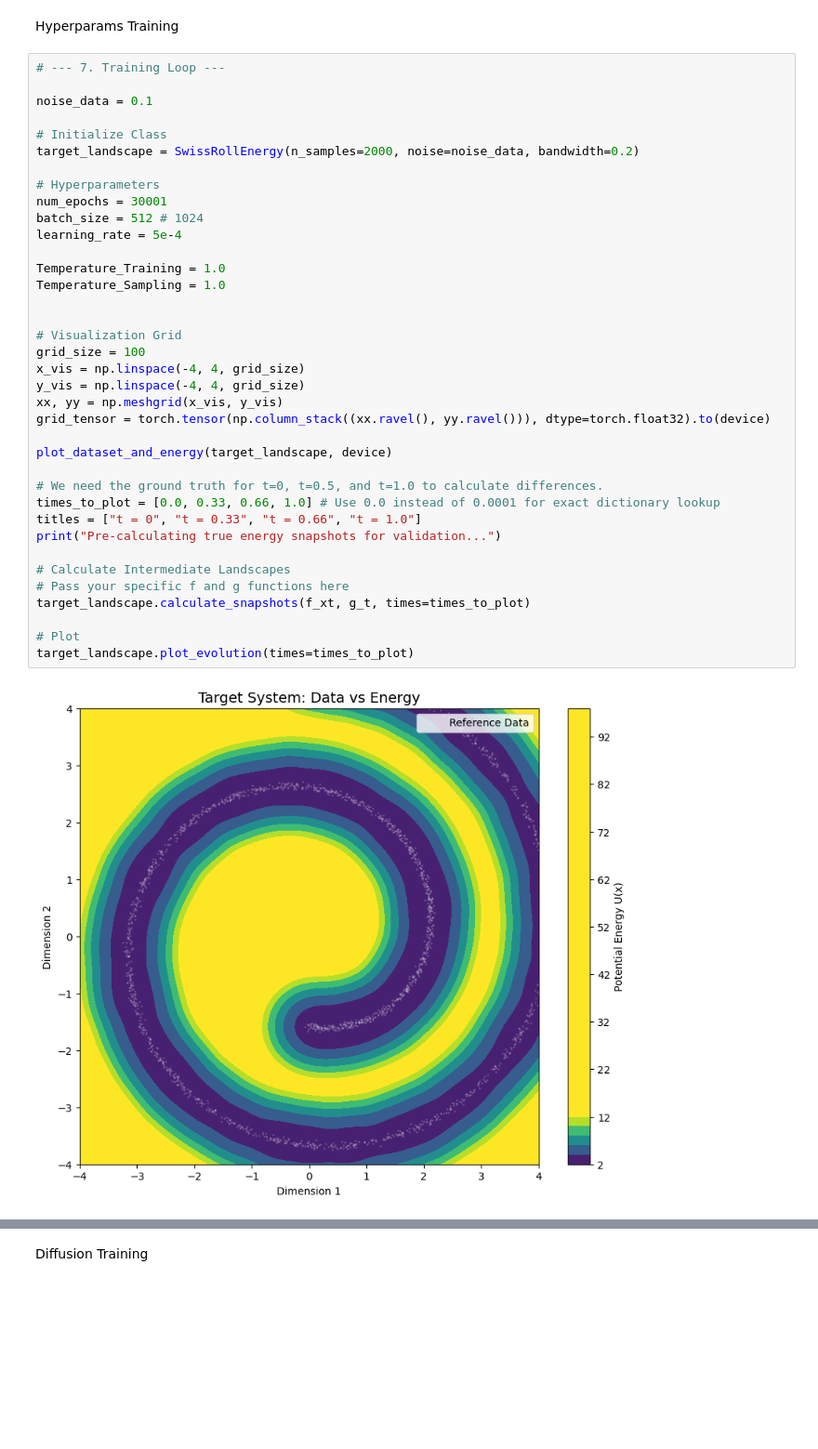
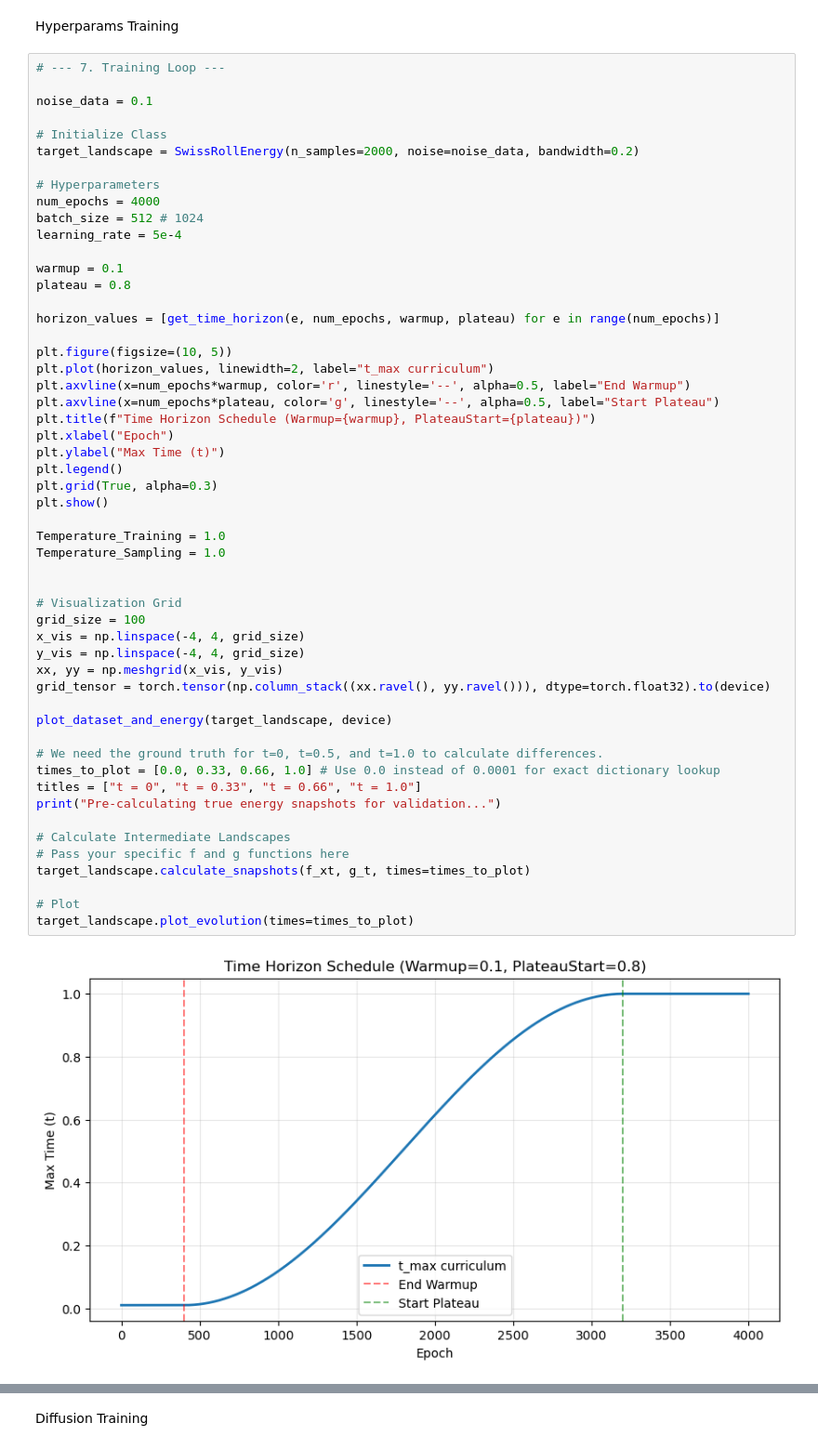
Before and after one commit to maximoffdev/DrugFlow, a Jupyter notebook: notebooks/test.ipynb, the cells around one changed output, grey strips where cells are left out. Shown at 93% size. Drawn from its saved outputs; the diff is of its cells as text; blank space fills up the shorter version.

Commit message:
force constraint and time schedule

```diff
--- a/notebooks/test.ipynb
+++ b/notebooks/test.ipynb
@@ -1043,33 +1091,49 @@ noise_data = 0.1
 target_landscape = SwissRollEnergy(n_samples=2000, noise=noise_data, bandwidth=0.2)
 
 # Hyperparameters
-num_epochs = 30001
+num_epochs = 4000
 batch_size = 512 # 1024
 learning_rate = 5e-4
+
+warmup = 0.1
+plateau = 0.8
+
+horizon_values = [get_time_horizon(e, num_epochs, warmup, plateau) for e in range(num_epochs)]
+
+plt.figure(figsize=(10, 5))
+plt.plot(horizon_values, linewidth=2, label="t_max curriculum")
+plt.axvline(x=num_epochs*warmup, color='r', linestyle='--', alpha=0.5, label="End Warmup")
+plt.axvline(x=num_epochs*plateau, color='g', linestyle='--', alpha=0.5, label="Start Plateau")
+plt.title(f"Time Horizon Schedule (Warmup={warmup}, PlateauStart={plateau})")
+plt.xlabel("Epoch")
+plt.ylabel("Max Time (t)")
+plt.legend()
+plt.grid(True, alpha=0.3)
+plt.show()
 
 Temperature_Training = 1.0
 Temperature_Sampling = 1.0
 
 
 # Visualization Grid
 grid_size = 100
 x_vis = np.linspace(-4, 4, grid_size)
 y_vis = np.linspace(-4, 4, grid_size)
 xx, yy = np.meshgrid(x_vis, y_vis)
 grid_tensor = torch.tensor(np.column_stack((xx.ravel(), yy.ravel())), dtype=torch.float32).to(device)
 
 plot_dataset_and_energy(target_landscape, device)
 
 # We need the ground truth for t=0, t=0.5, and t=1.0 to calculate differences.
 times_to_plot = [0.0, 0.33, 0.66, 1.0] # Use 0.0 instead of 0.0001 for exact dictionary lookup
 titles = ["t = 0", "t = 0.33", "t = 0.66", "t = 1.0"]
 print("Pre-calculating true energy snapshots for validation...")
 
 # Calculate Intermediate Landscapes
 # Pass your specific f and g functions here
 target_landscape.calculate_snapshots(f_xt, g_t, times=times_to_plot)
 
 # Plot
 target_landscape.plot_evolution(times=times_to_plot)
 # %% [output]
-[figure, old version]
+[figure, new version]
```
Also changed, not shown: parts of 4 cells of this notebook, 6 other files.
